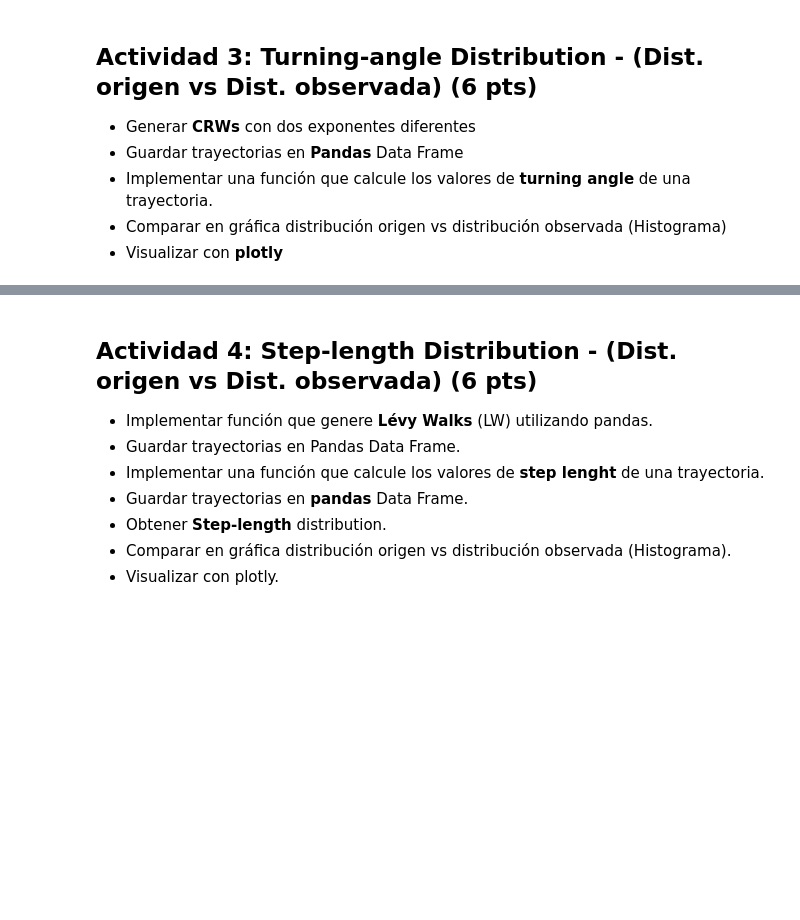
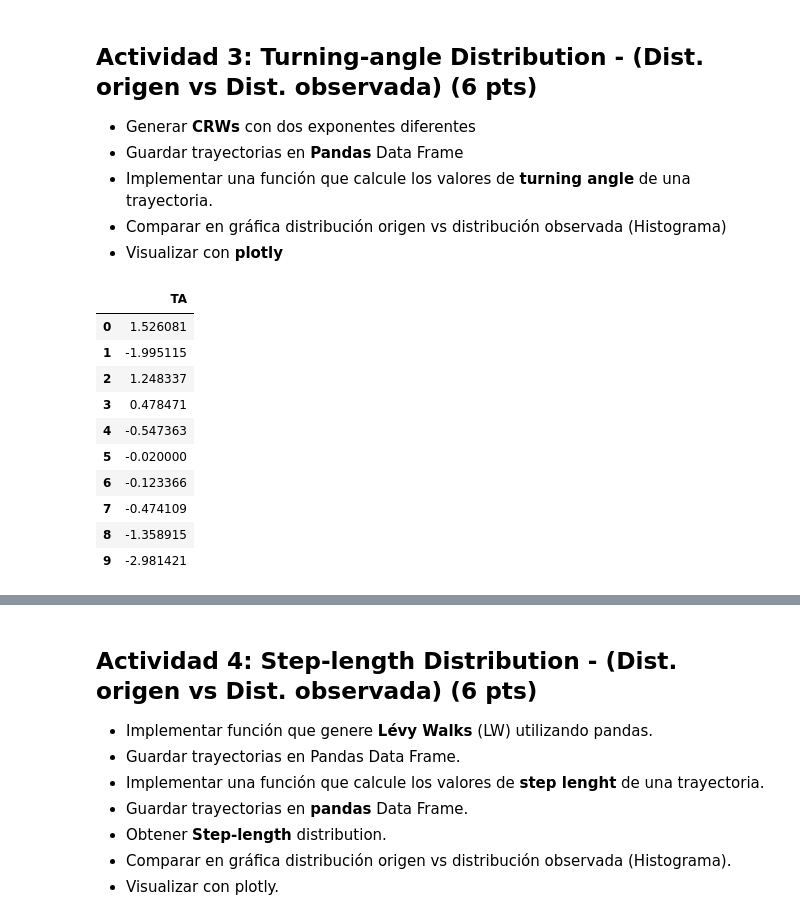
Before and after one commit to SofiaRguez1020/Topicos_Industria_I, a Jupyter notebook: TI_1_Practica3_Sofia_Rodriguez.ipynb, the cells around one changed output, grey strips where cells are left out. Cells and saved outputs as stored; diff of their text form; code cells hidden in the pictures; blank space fills up the shorter version.

```diff
--- a/TI_1_Practica3_Sofia_Rodriguez.ipynb
+++ b/TI_1_Practica3_Sofia_Rodriguez.ipynb
@@ -416,7 +416,21 @@ CRW_2d_df_9 = pd.read_csv('drive/MyDrive/Files_colab/crw_6_9.csv')
 #  ***************** See Function section for fuction implementation *********************
 # %%
 # Get Turning Angles calling the function
-ta_CRW_2d_df_6 = # Add your code here function(CRW_2d_df_6)
+ta_CRW_2d_df_6 = ta_cal(CRW_2d_df_6)# Add your code here function(CRW_2d_df_6)
 
 # Get Turning Angles calling the function
-ta_CRW_2d_df_9 = # Add your code here function(CRW_2d_df_9)
+ta_CRW_2d_df_9 = ta_cal(CRW_2d_df_9)# Add your code here function(CRW_2d_df_9)
+# %%
+ta_CRW_2d_df_6.head(10)
+# %% [output]
+|  | TA |
+| 0 | 1.526081 |
+| 1 | -1.995115 |
+| 2 | 1.248337 |
+| 3 | 0.478471 |
+| 4 | -0.547363 |
+| 5 | -0.020000 |
+| 6 | -0.123366 |
+| 7 | -0.474109 |
+| 8 | -1.358915 |
+| 9 | -2.981421 |
```
Also changed, not shown: parts of 1 cell of this notebook.
